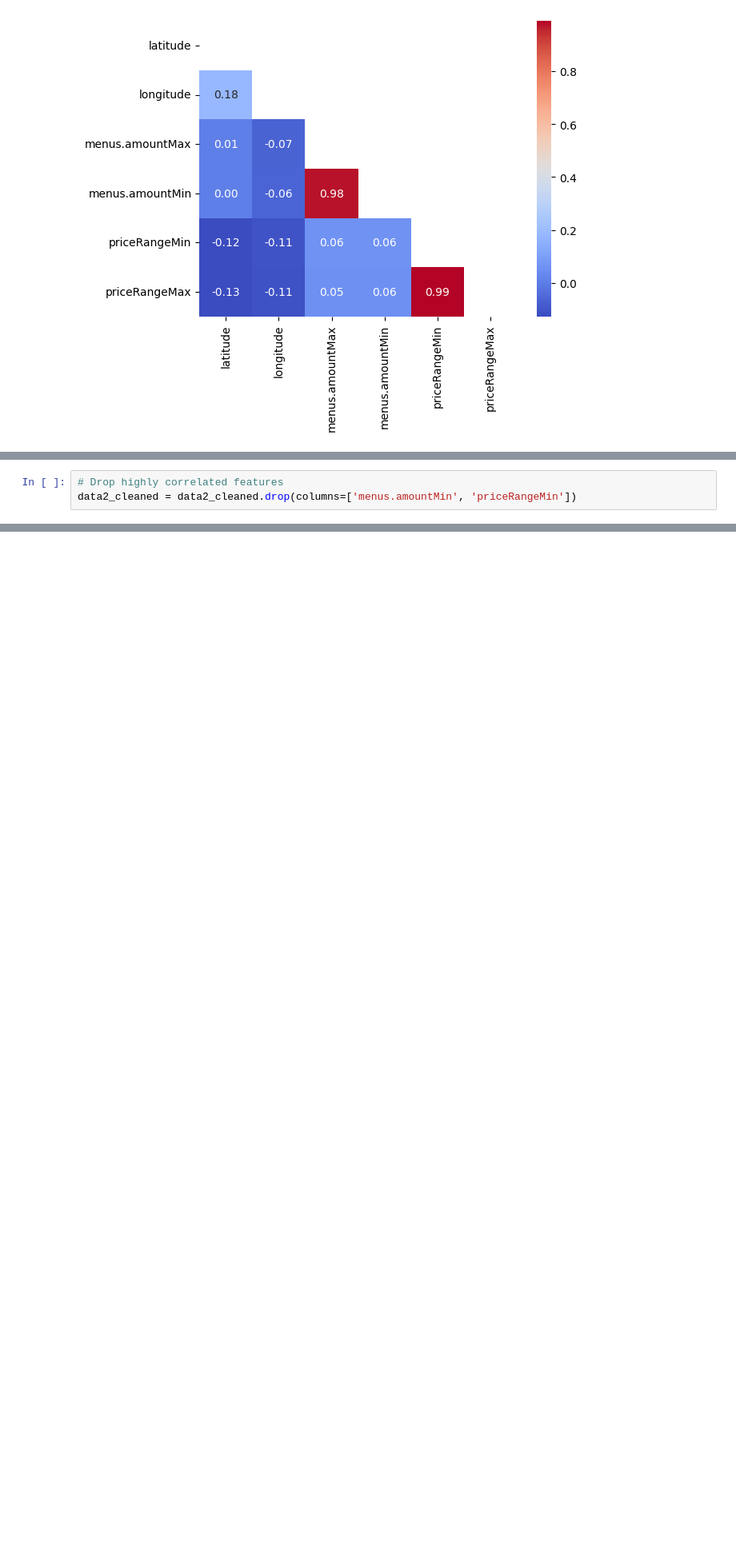
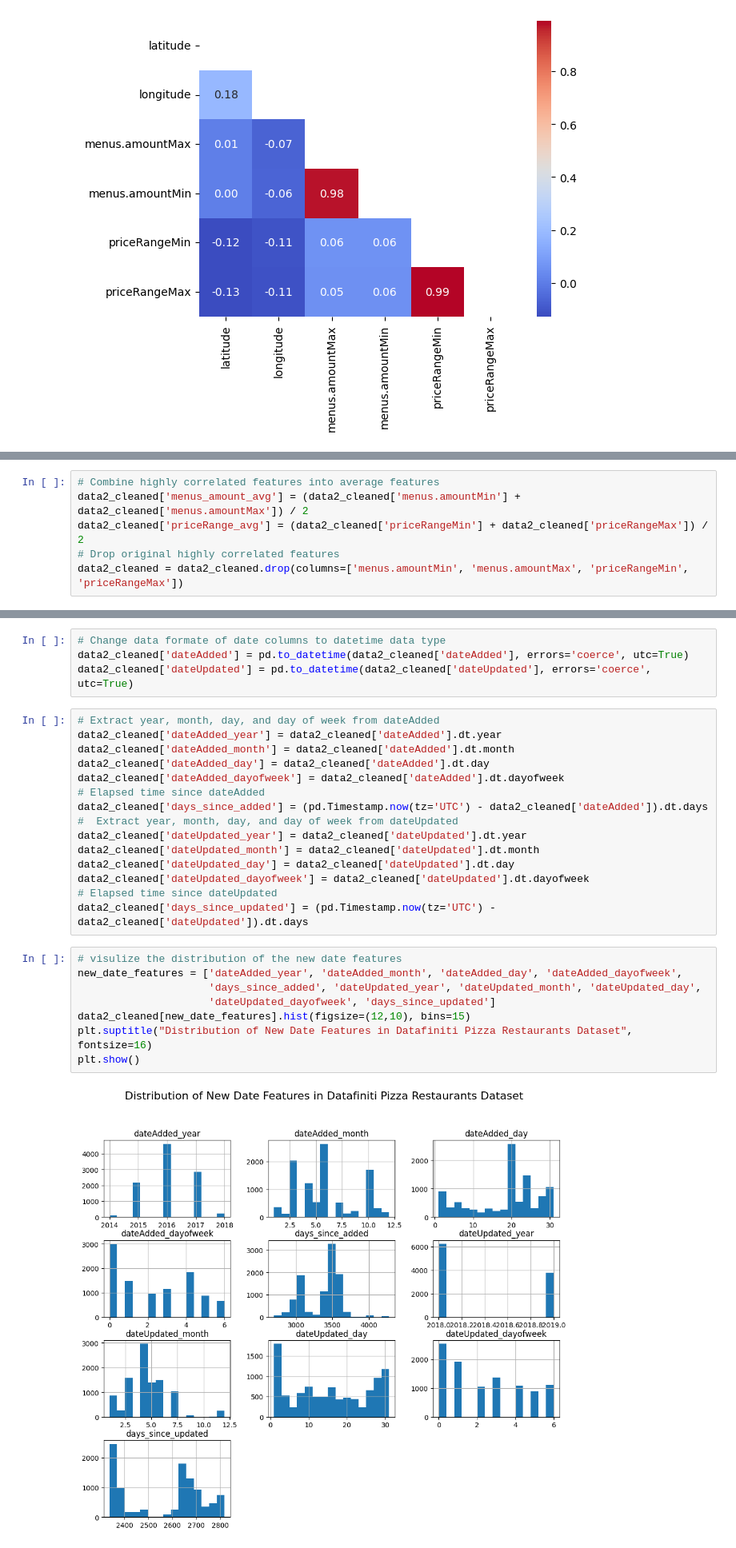
Before and after one commit to arjunvenkateshusd/ads505, a Jupyter notebook: ads505_FinalProj.ipynb, the cells around one changed output, grey strips where cells are left out. Shown at 80% size. Cells and saved outputs as stored; diff of their text form; blank space fills up the shorter version.

Commit message:
added EDA on timestamp varibles

```diff
--- a/ads505_FinalProj.ipynb
+++ b/ads505_FinalProj.ipynb
@@ -276,6 +283,9 @@ Will keep menus.amountMax, and priceRangeMax for modeling.
 # %%
-# Drop highly correlated features
-data2_cleaned = data2_cleaned.drop(columns=['menus.amountMin', 'priceRangeMin'])
+# Combine highly correlated features into average features
+data2_cleaned['menus_amount_avg'] = (data2_cleaned['menus.amountMin'] + data2_cleaned['menus.amountMax']) / 2
+data2_cleaned['priceRange_avg'] = (data2_cleaned['priceRangeMin'] + data2_cleaned['priceRangeMax']) / 2
+# Drop original highly correlated features
+data2_cleaned = data2_cleaned.drop(columns=['menus.amountMin', 'menus.amountMax', 'priceRangeMin', 'priceRangeMax'])
 # %%
 # Check the unique values across all columns in Dataset 2
 data2_cleaned.nunique()
@@ -300,0 +384,29 @@ dtype: int64
+# %%
+# Change data formate of date columns to datetime data type
+data2_cleaned['dateAdded'] = pd.to_datetime(data2_cleaned['dateAdded'], errors='coerce', utc=True)
+data2_cleaned['dateUpdated'] = pd.to_datetime(data2_cleaned['dateUpdated'], errors='coerce', utc=True)
+# %%
+# Extract year, month, day, and day of week from dateAdded
+data2_cleaned['dateAdded_year'] = data2_cleaned['dateAdded'].dt.year
+data2_cleaned['dateAdded_month'] = data2_cleaned['dateAdded'].dt.month
+data2_cleaned['dateAdded_day'] = data2_cleaned['dateAdded'].dt.day
+data2_cleaned['dateAdded_dayofweek'] = data2_cleaned['dateAdded'].dt.dayofweek
+# Elapsed time since dateAdded
+data2_cleaned['days_since_added'] = (pd.Timestamp.now(tz='UTC') - data2_cleaned['dateAdded']).dt.days
+#  Extract year, month, day, and day of week from dateUpdated
+data2_cleaned['dateUpdated_year'] = data2_cleaned['dateUpdated'].dt.year
+data2_cleaned['dateUpdated_month'] = data2_cleaned['dateUpdated'].dt.month
+data2_cleaned['dateUpdated_day'] = data2_cleaned['dateUpdated'].dt.day
+data2_cleaned['dateUpdated_dayofweek'] = data2_cleaned['dateUpdated'].dt.dayofweek
+# Elapsed time since dateUpdated
+data2_cleaned['days_since_updated'] = (pd.Timestamp.now(tz='UTC') - data2_cleaned['dateUpdated']).dt.days
+# %%
+# visulize the distribution of the new date features
+new_date_features = ['dateAdded_year', 'dateAdded_month', 'dateAdded_day', 'dateAdded_dayofweek',
+                     'days_since_added', 'dateUpdated_year', 'dateUpdated_month', 'dateUpdated_day',
+                     'dateUpdated_dayofweek', 'days_since_updated']
+data2_cleaned[new_date_features].hist(figsize=(12,10), bins=15)
+plt.suptitle("Distribution of New Date Features in Datafiniti Pizza Restaurants Dataset", fontsize=16)
+plt.show()
+# %% [output]
+[figure, added]
```
Also changed, not shown: parts of 13 cells of this notebook.
